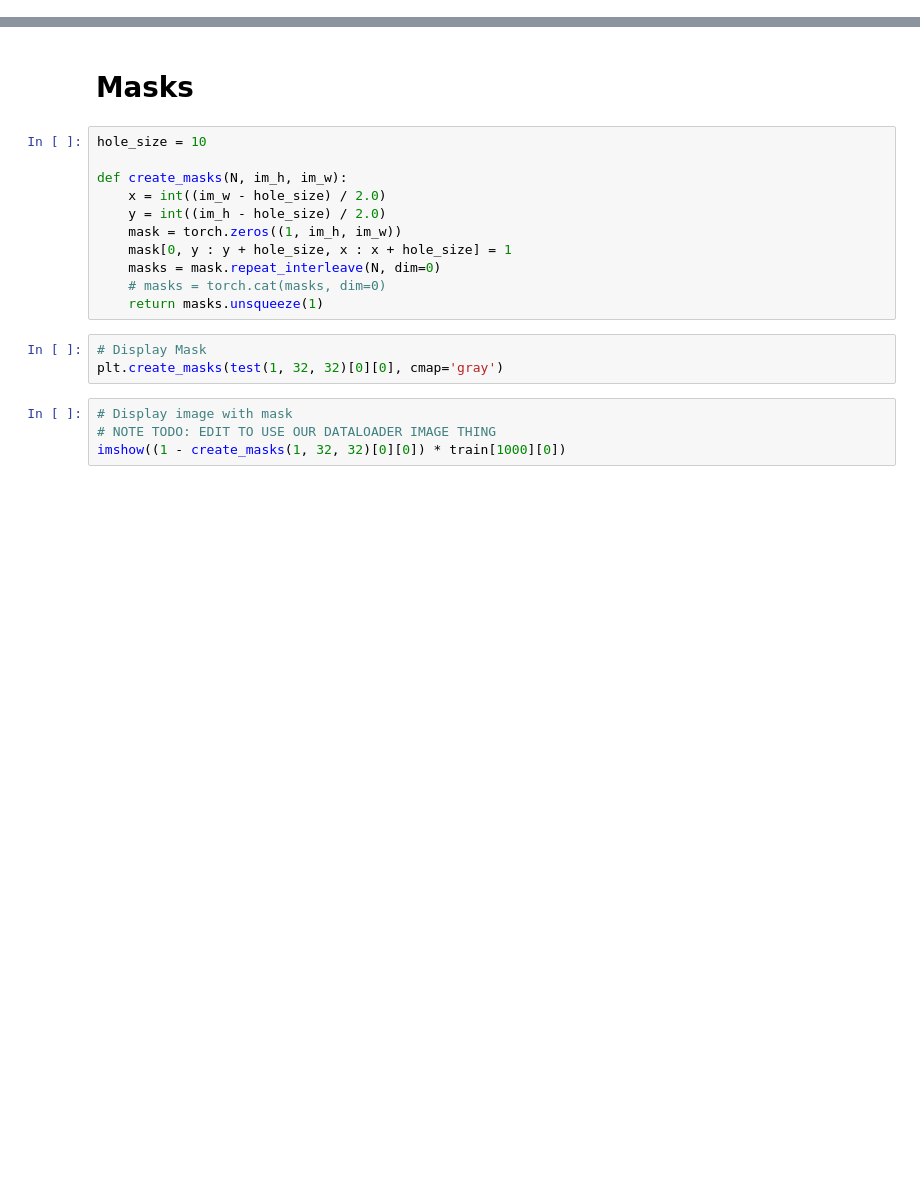
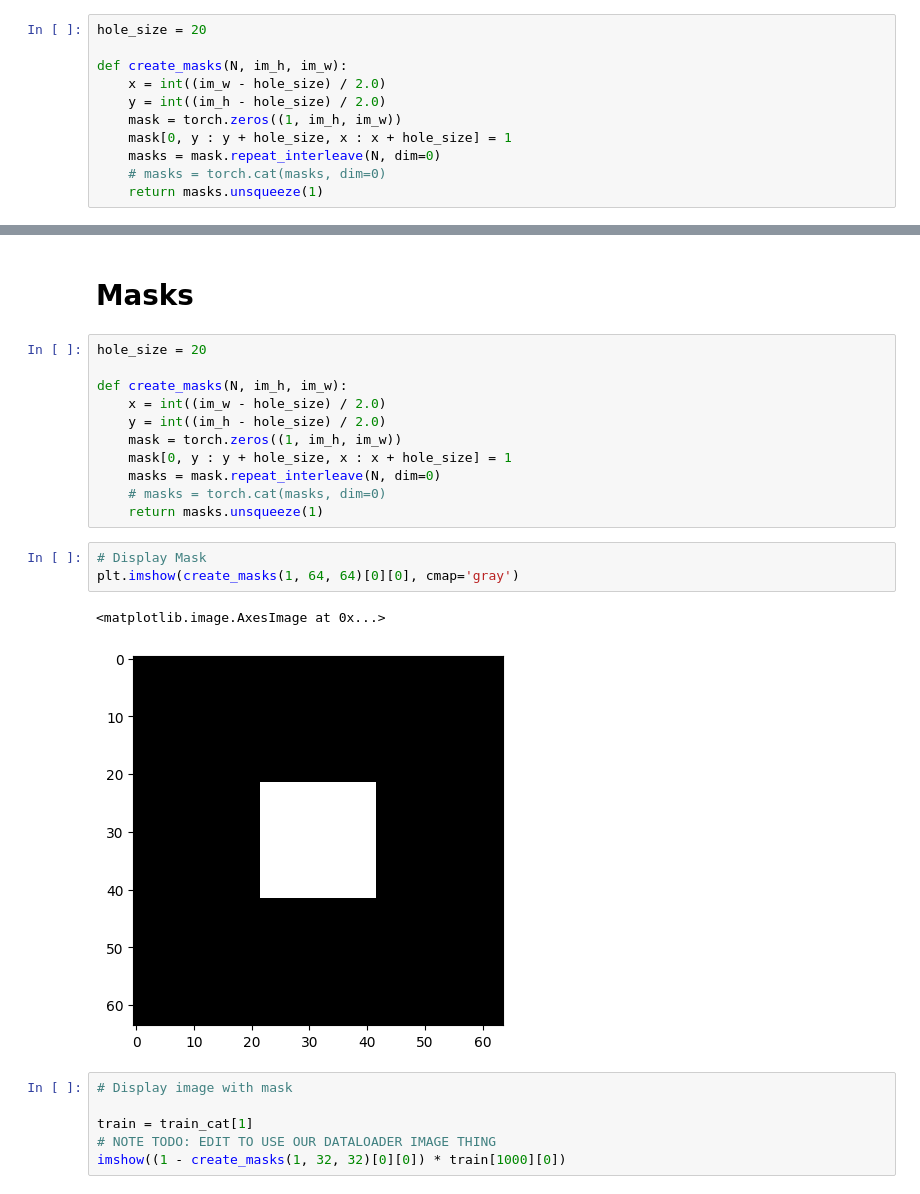
Before and after one commit to jimmyygit/cs484-project, a Jupyter notebook: impainting_GANS.ipynb, the cells around one changed output, grey strips where cells are left out. Cells and saved outputs as stored; diff of their text form; blank space fills up the shorter version.

```diff
--- a/impainting_GANS.ipynb
+++ b/impainting_GANS.ipynb
@@ -62,0 +100,11 @@ train_dog[1]
+# %%
+hole_size = 20
+
+def create_masks(N, im_h, im_w):
+    x = int((im_w - hole_size) / 2.0)
+    y = int((im_h - hole_size) / 2.0)
+    mask = torch.zeros((1, im_h, im_w))
+    mask[0, y : y + hole_size, x : x + hole_size] = 1
+    masks = mask.repeat_interleave(N, dim=0)
+    # masks = torch.cat(masks, dim=0)
+    return masks.unsqueeze(1)
@@ -63,7 +163,7 @@ train_dog[1]
 # %% [markdown]
 # Masks
 # %%
-hole_size = 10
+hole_size = 20
 
 def create_masks(N, im_h, im_w):
     x = int((im_w - hole_size) / 2.0)
@@ -75,8 +175,13 @@ def create_masks(N, im_h, im_w):
     return masks.unsqueeze(1)
 # %%
 # Display Mask
-plt.create_masks(test(1, 32, 32)[0][0], cmap='gray')
+plt.imshow(create_masks(1, 64, 64)[0][0], cmap='gray')
+# %% [output]
+<matplotlib.image.AxesImage at 0x...>
+[figure, added]
 # %%
 # Display image with mask
+
+train = train_cat[1]
 # NOTE TODO: EDIT TO USE OUR DATALOADER IMAGE THING
 imshow((1 - create_masks(1, 32, 32)[0][0]) * train[1000][0])
```
Also changed, not shown: parts of 18 cells of this notebook, 2 other files.
